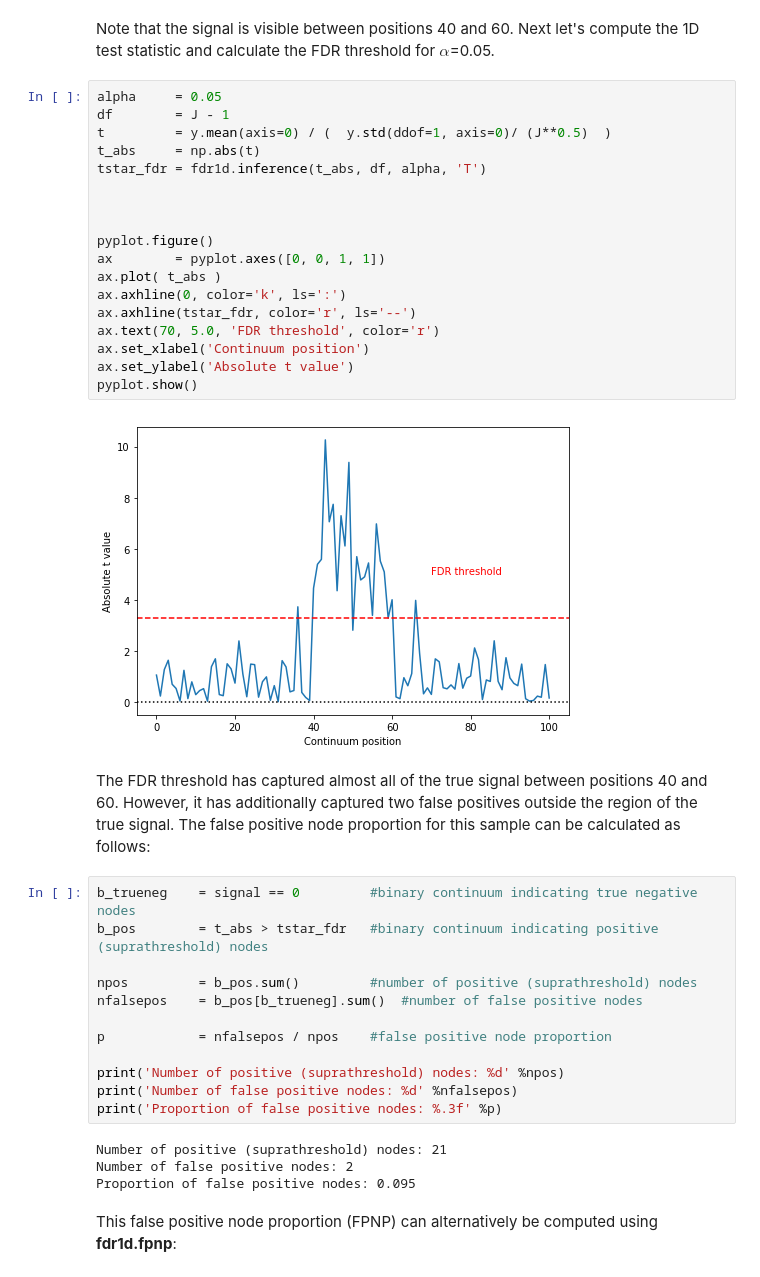
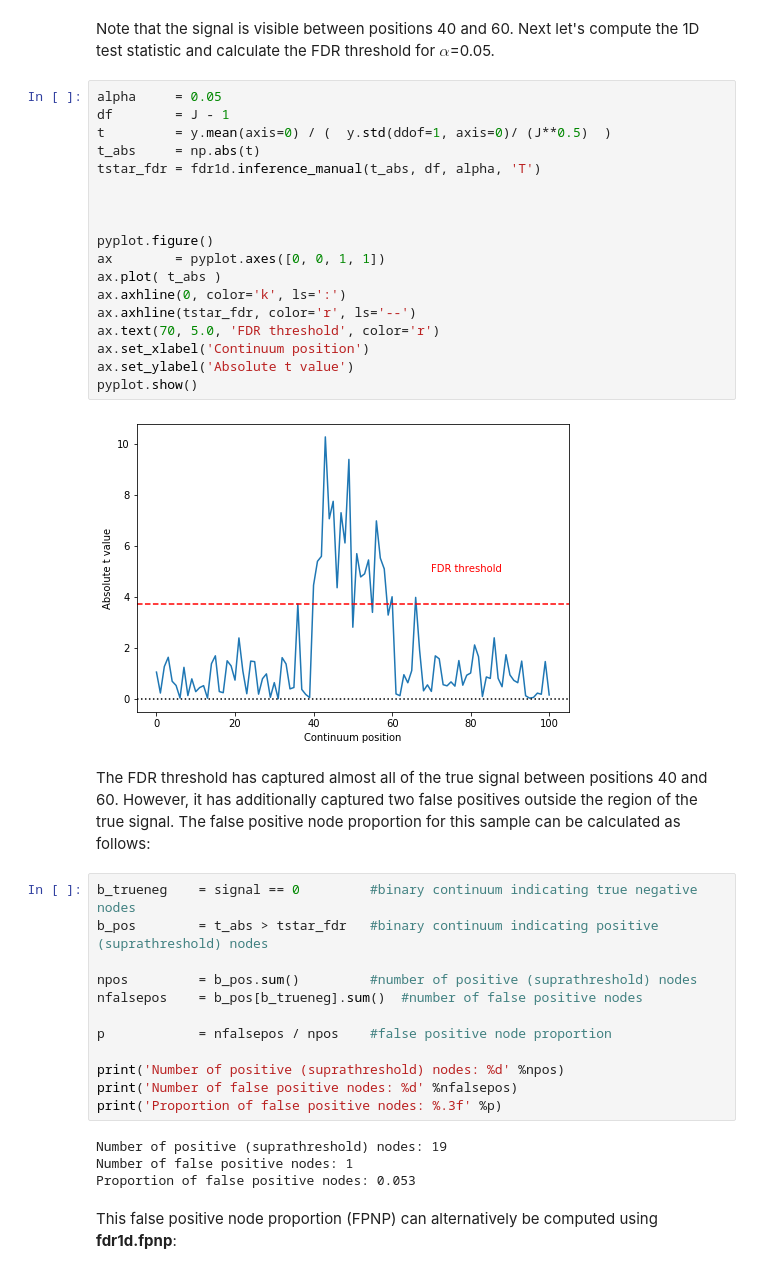
Before and after one commit to 0todd0000/fdr1d, a Jupyter notebook: Appendix/ipynb/AppendixD.ipynb, the cells around one changed output. Drawn from its saved outputs; the diff is of its cells as text.

```diff
--- a/Appendix/ipynb/AppendixD.ipynb
+++ b/Appendix/ipynb/AppendixD.ipynb
@@ -68,23 +68,23 @@ Note that the signal is visible between positions 40 and 60. Next let's compute
 # %%
 alpha     = 0.05
 df        = J - 1
 t         = y.mean(axis=0) / (  y.std(ddof=1, axis=0)/ (J**0.5)  )
 t_abs     = np.abs(t)
-tstar_fdr = fdr1d.inference(t_abs, df, alpha, 'T')
+tstar_fdr = fdr1d.inference_manual(t_abs, df, alpha, 'T')
 
 
 
 pyplot.figure()
 ax        = pyplot.axes([0, 0, 1, 1])
 ax.plot( t_abs )
 ax.axhline(0, color='k', ls=':')
 ax.axhline(tstar_fdr, color='r', ls='--')
 ax.text(70, 5.0, 'FDR threshold', color='r')
 ax.set_xlabel('Continuum position')
 ax.set_ylabel('Absolute t value')
 pyplot.show()
 # %% [output]
-[figure, old version]
+[figure, new version]
 # %% [markdown]
 The FDR threshold has captured almost all of the true signal between positions 40 and 60. However, it has additionally captured two false positives outside the region of the true signal. The false positive node proportion for this sample can be calculated as follows:
 # %%
@@ -100,9 +100,9 @@ print('Number of positive (suprathreshold) nodes: %d' %npos)
 print('Number of false positive nodes: %d' %nfalsepos)
 print('Proportion of false positive nodes: %.3f' %p)
 # %% [output]
-Number of positive (suprathreshold) nodes: 21
-Number of false positive nodes: 2
-Proportion of false positive nodes: 0.095
+Number of positive (suprathreshold) nodes: 19
+Number of false positive nodes: 1
+Proportion of false positive nodes: 0.053
 # %% [markdown]
 This false positive node proportion (FPNP) can alternatively be computed using **fdr1d.fpnp**:
 # %%
```
Also changed, not shown: parts of 8 cells of this notebook, 1 other file.
